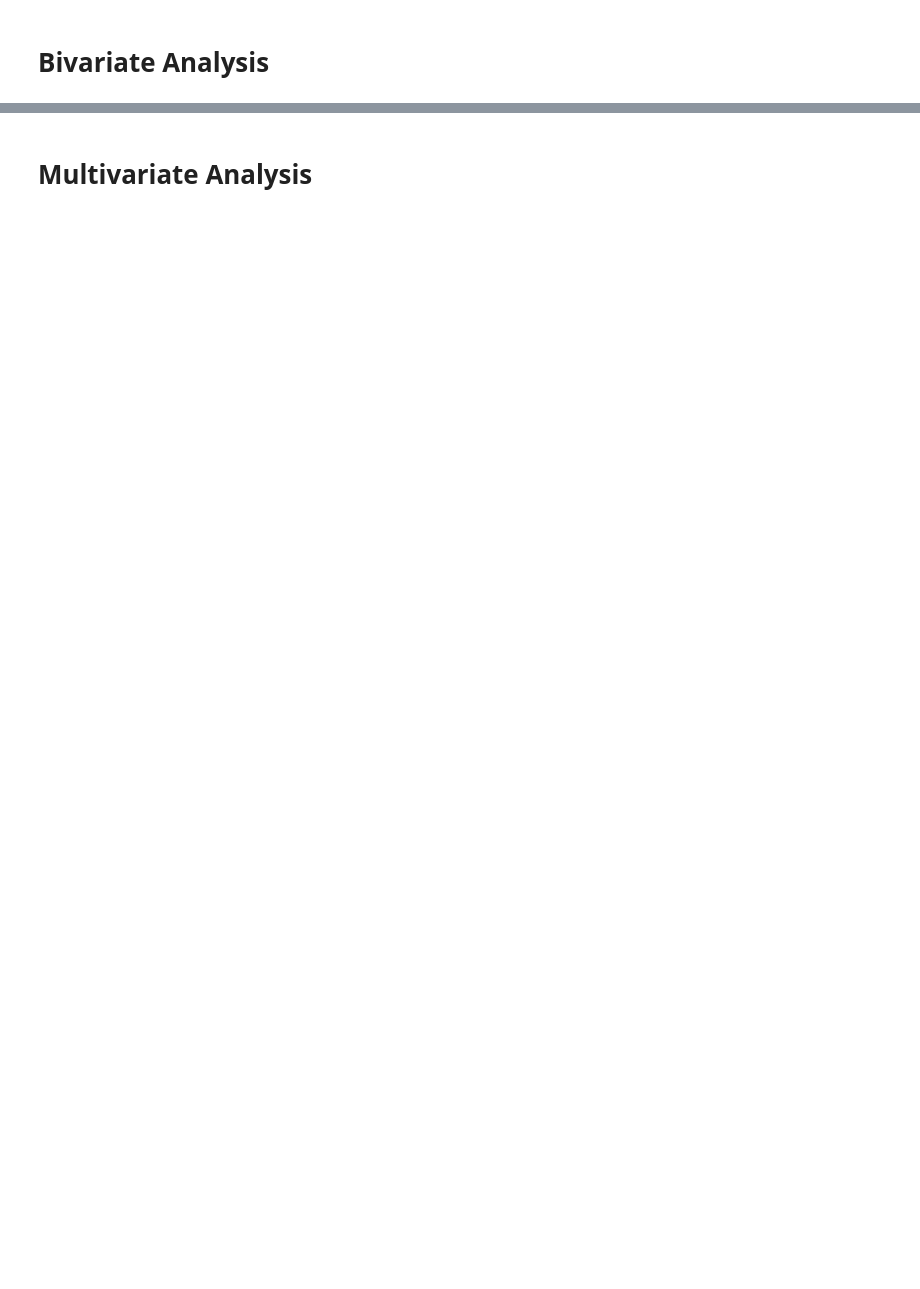
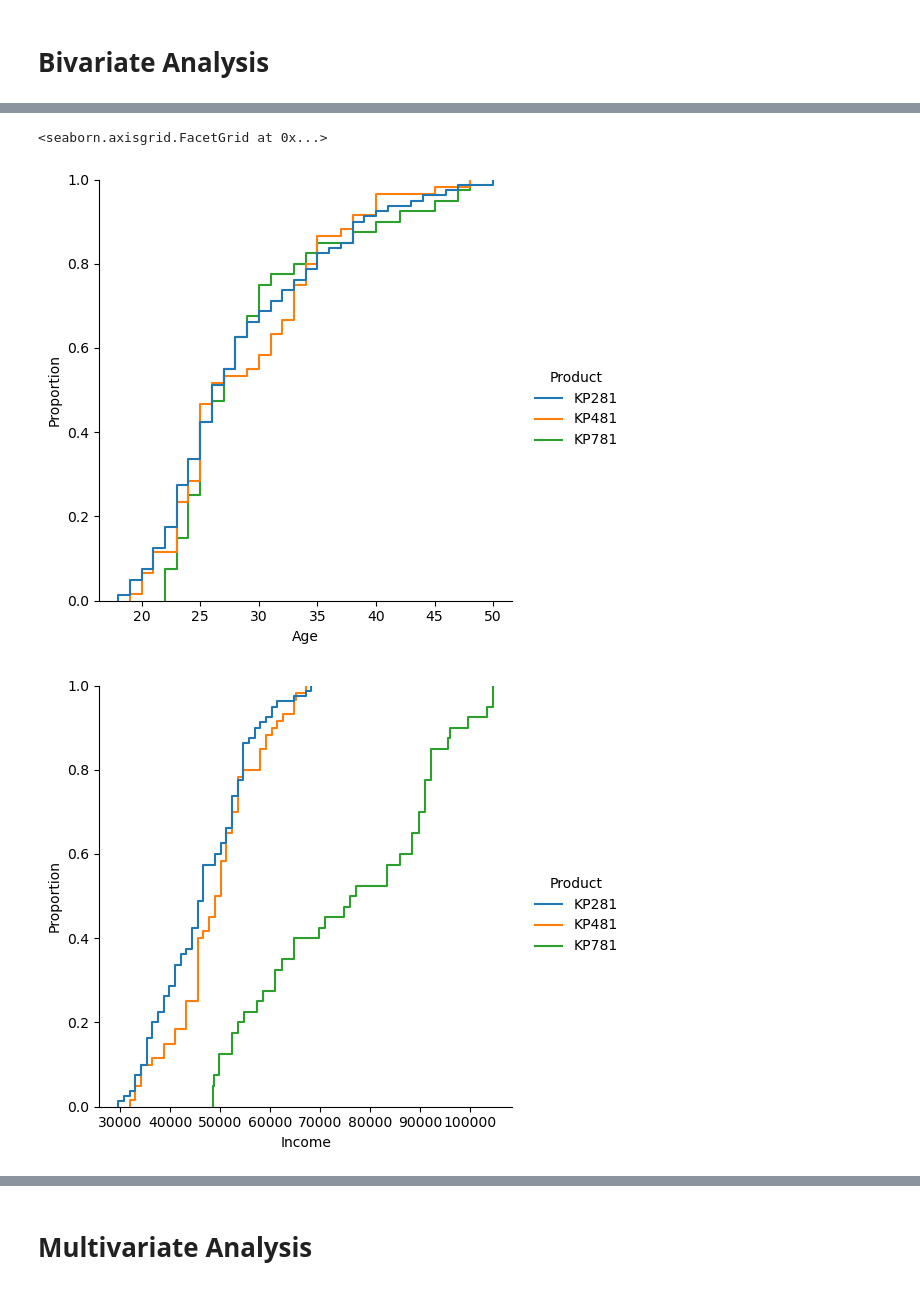
Before and after one commit to muthuganeshece/Business-Case-Study, a Jupyter notebook: Aerofit/Notebook/EDA.ipynb, the cells around one changed output, grey strips where cells are left out. Drawn from its saved outputs; the diff is of its cells as text; code cells hidden in the pictures; blank space fills up the shorter version.

```diff
--- a/Aerofit/Notebook/EDA.ipynb
+++ b/Aerofit/Notebook/EDA.ipynb
@@ -135,0 +218,8 @@ KP481 is in the medium range and KP 281 is on the lower side`
+# %%
+sns.displot(data = raw_data, x = 'Age', hue = 'Product', kind='ecdf')
+sns.displot(data = raw_data, x = 'Income', hue = 'Product', kind='ecdf')
+sns.displot(data = raw_data, x = 'Miles', hue = 'Product', kind='ecdf')
+# %% [output]
+<seaborn.axisgrid.FacetGrid at 0x...>
+[figure, added]
+[figure, added]
```
Also changed, not shown: parts of 134 cells of this notebook, 1 other file.
